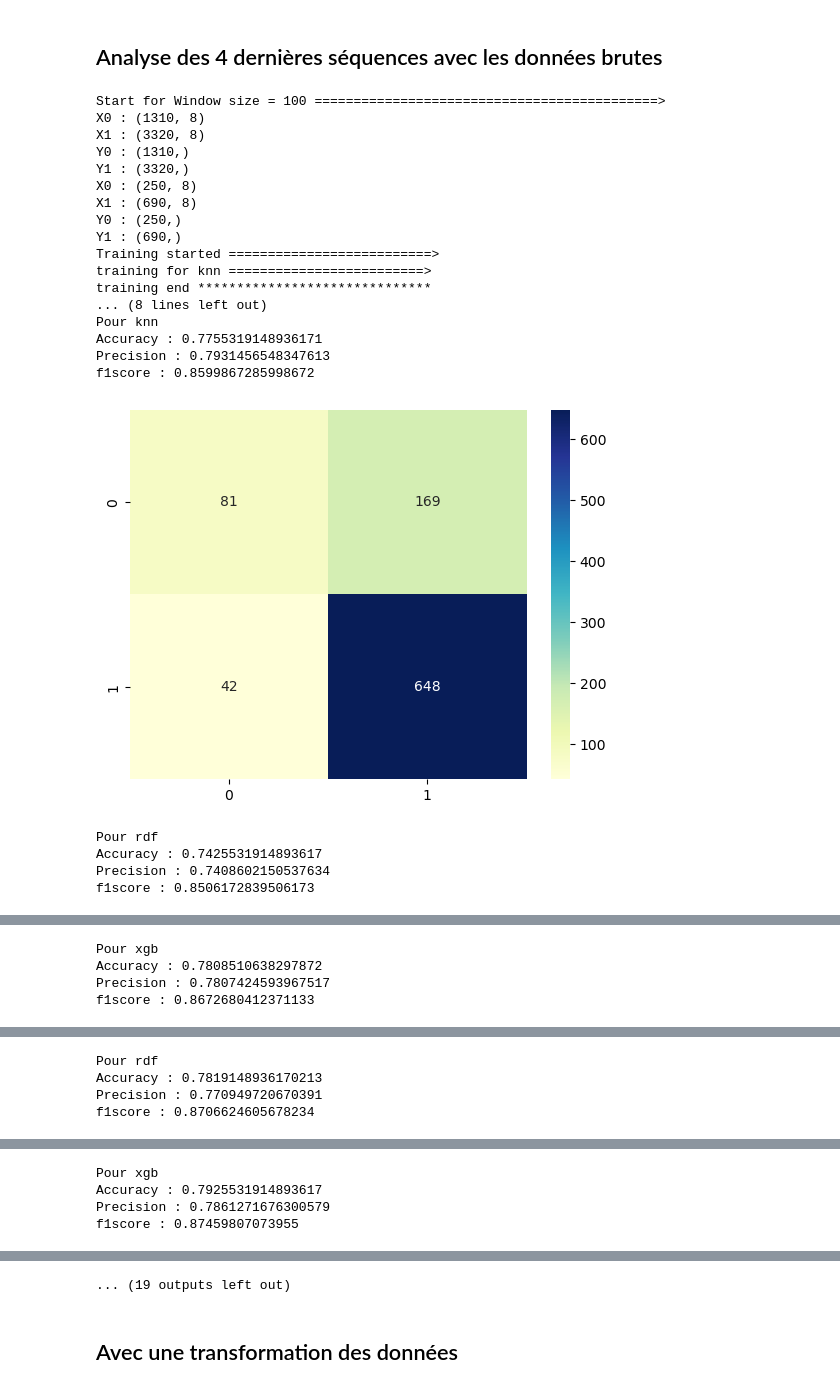
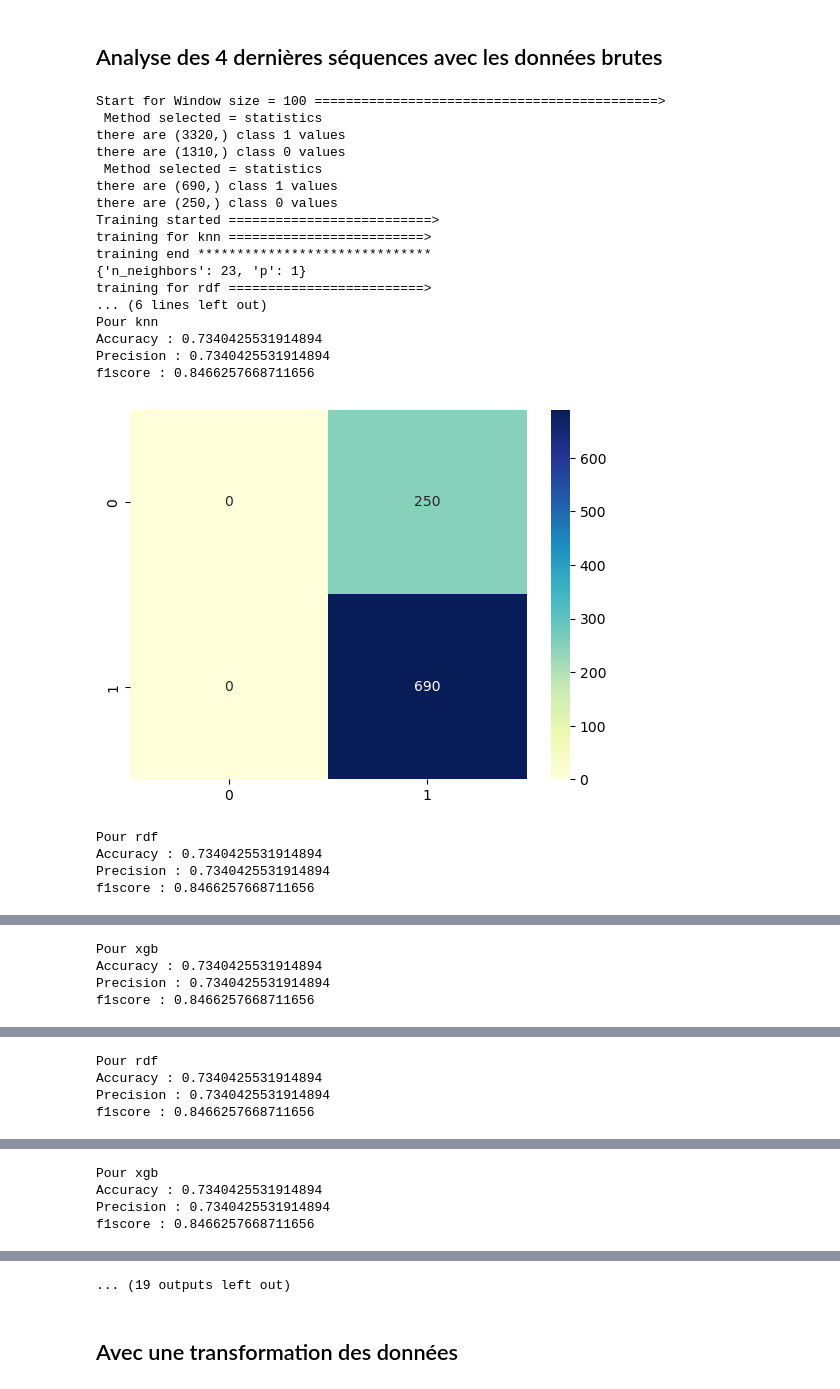
Before and after one commit to eugenebessan225/PFE_DISP, a Jupyter notebook: wear_detection.ipynb, the cells around one changed output, grey strips where cells are left out. Drawn from its saved outputs; the diff is of its cells as text; code cells hidden in the pictures.

```diff
--- a/wear_detection.ipynb
+++ b/wear_detection.ipynb
@@ -401,36 +402,38 @@ models_train = {
     "xgb": gs_xgb
 }
 # %%
-method = "caracteristics"
-w_sizes = [100, 500, 100, 1500, 2000]
+method = "statistics"
+w_sizes = [100, 500, 1000, 1500, 2000]
 model_estimator = models_train
 for w_size in w_sizes:
     print(f'Start for Window size = {w_size} ============================================>')
+    print('train set')
     X_train, y_train = create_train_test( train, method, w_size)
+    print('test set')
     X_test, y_test = create_train_test( test, method, w_size)
     model = Model(X_train, X_test, y_train, y_test, method, model_estimator)
     model.run()
     print(f' End for Window size = {w_size} ============================================>')
 # %% [output]
 Start for Window size = 100 ============================================>
-X0 : (1310, 8)
-X1 : (3320, 8)
-Y0 : (1310,)
-Y1 : (3320,)
-X0 : (250, 8)
-X1 : (690, 8)
-Y0 : (250,)
-Y1 : (690,)
+ Method selected = statistics
+there are (3320,) class 1 values
+there are (1310,) class 0 values
+ Method selected = statistics
+there are (690,) class 1 values
+there are (250,) class 0 values
 Training started ==========================>
 training for knn =========================>
 training end ******************************
-... (8 lines left out)
+{'n_neighbors': 23, 'p': 1}
+training for rdf =========================>
+... (6 lines left out)
 Pour knn
-Accuracy : 0.7755319148936171
-Precision : 0.7931456548347613
-f1score : 0.8599867285998672
+Accuracy : 0.7340425531914894
+Precision : 0.7340425531914894
+f1score : 0.8466257668711656
-[figure, old version]
+[figure, new version]
 Pour rdf
-Accuracy : 0.7425531914893617
-Precision : 0.7408602150537634
-f1score : 0.8506172839506173
+Accuracy : 0.7340425531914894
+Precision : 0.7340425531914894
+f1score : 0.8466257668711656
@@ -438,4 +441,4 @@ f1score : 0.8506172839506173
 Pour xgb
-Accuracy : 0.7808510638297872
-Precision : 0.7807424593967517
-f1score : 0.8672680412371133
+Accuracy : 0.7340425531914894
+Precision : 0.7340425531914894
+f1score : 0.8466257668711656
@@ -461,9 +464,9 @@ f1score : 0.8481012658227848
 Pour rdf
-Accuracy : 0.7819148936170213
-Precision : 0.770949720670391
-f1score : 0.8706624605678234
+Accuracy : 0.7340425531914894
+Precision : 0.7340425531914894
+f1score : 0.8466257668711656
 [figure]
 Pour xgb
-Accuracy : 0.7925531914893617
-Precision : 0.7861271676300579
-f1score : 0.87459807073955
+Accuracy : 0.7340425531914894
+Precision : 0.7340425531914894
+f1score : 0.8466257668711656
```
Also changed, not shown: parts of 7 cells of this notebook.
